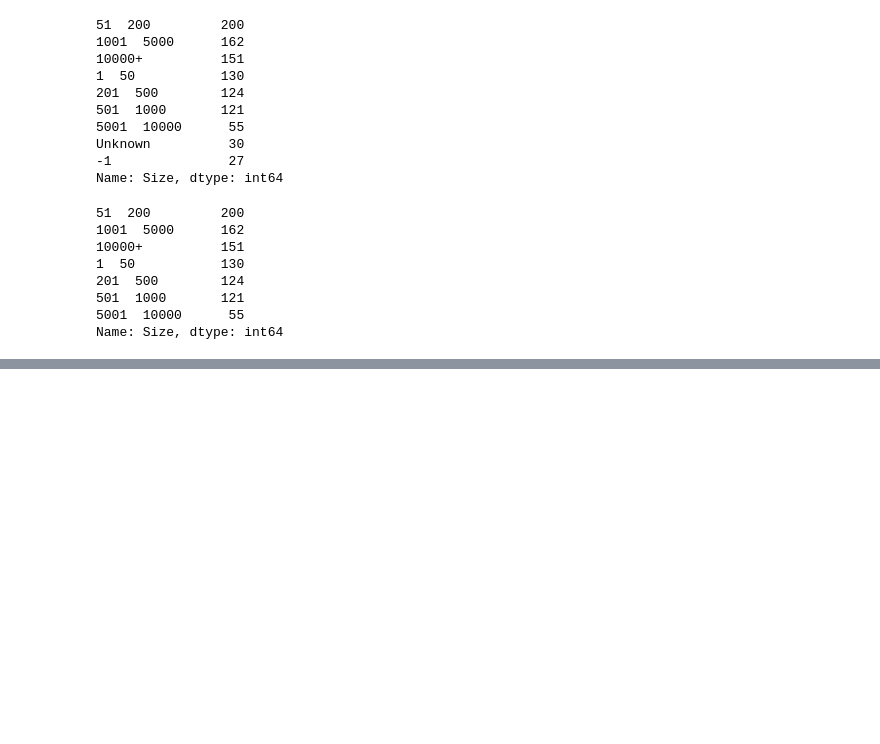
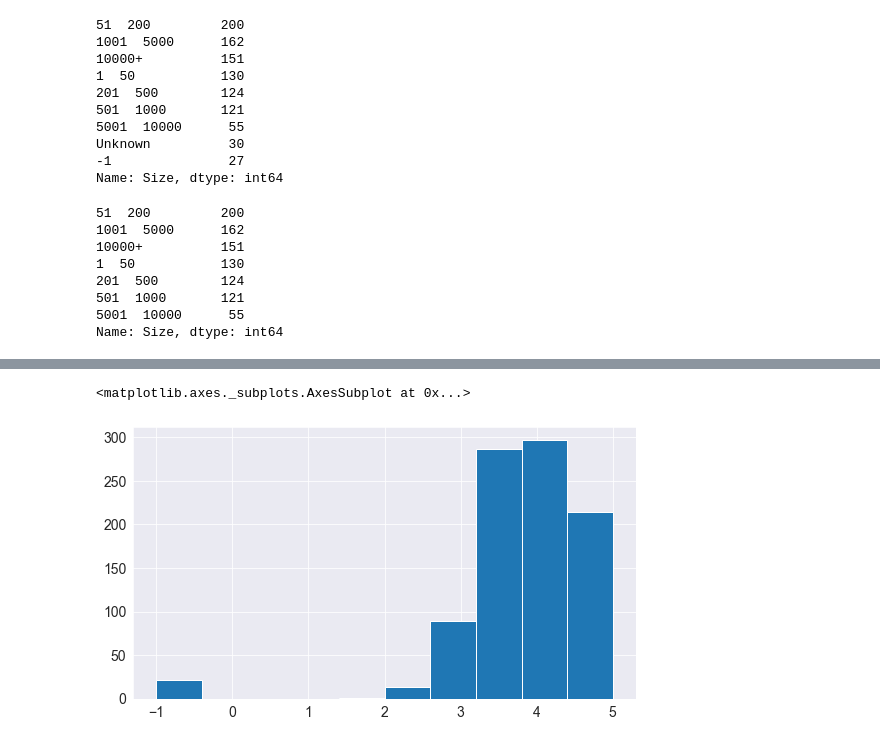
Before and after one commit to paritosh100/Glassdoor-Data-Science-Jobs-Analysis, a Jupyter notebook: Untitled.ipynb, the cells around one changed output, grey strips where cells are left out. Cells and saved outputs as stored; diff of their text form; code cells hidden in the pictures; blank space fills up the shorter version.

```diff
--- a/Untitled.ipynb
+++ b/Untitled.ipynb
@@ -338,0 +349,10 @@ f
+# %%
+copy_df['hourly'] = copy_df['Salary Estimate'].apply(lambda x: 1 if 'per hour' in x.lower() else 0)
+# %%
+copy_df['employer_provided'] = copy_df['Salary Estimate'].apply(lambda x: 1 if 'employer provided salary:' in x.lower() else 0)
+# %%
+# competitor count
+copy_df['Competitor_count'] = copy_df['Competitors'].apply(lambda x : len(x.split(',')) if x != '-1' else 0)
+# %%
+copy_df['Min Salary'] = copy_df.apply(lambda x : x['Min Salary']*2 if x.hourly == 1 else x['Min Salary'],axis=1)
+copy_df['Max Salary'] = copy_df.apply(lambda x : x['Max Salary']*2 if x.hourly == 1 else x['Max Salary'],axis=1)
@@ -338,0 +395,6 @@ f
+# %%
+#lets take a look at Ratings
+copy_df['Rating'].hist()
+# %% [output]
+<matplotlib.axes._subplots.AxesSubplot at 0x...>
+[figure, added]
```
Also changed, not shown: parts of 46 cells of this notebook, 1 other file.
